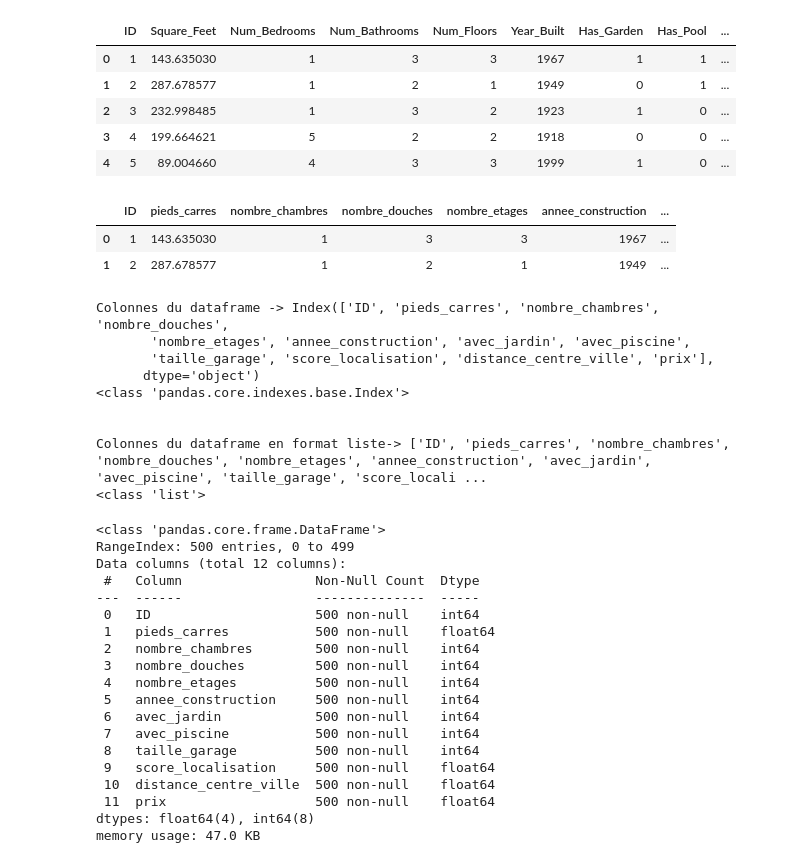
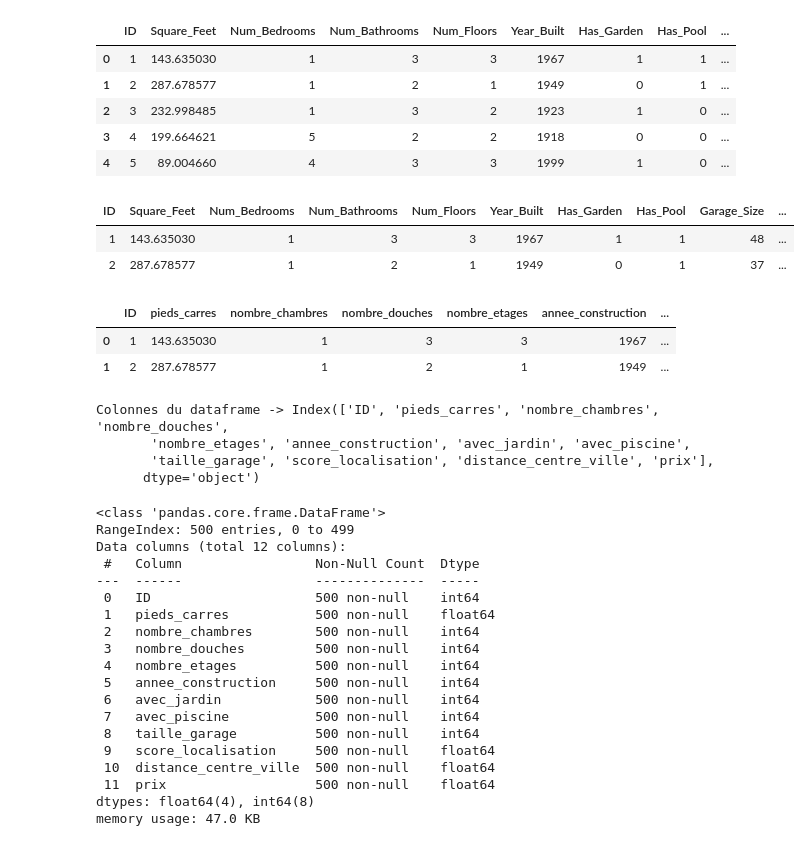
Before and after one commit to Zedfst/Linear_Regression, a Jupyter notebook: rent_prediction.ipynb, the cells around one changed output. Cells and saved outputs as stored; diff of their text form; code cells hidden in the pictures.

```diff
--- a/rent_prediction.ipynb
+++ b/rent_prediction.ipynb
@@ -137,6 +41,13 @@ data.head()#Affiche les 5 premières lignes du dataframe.
 | 2 | 3 | 232.998485 | 1 | 3 | 2 | 1923 | 1 | 0 | ... |
 | 3 | 4 | 199.664621 | 5 | 2 | 2 | 1918 | 0 | 0 | ... |
 | 4 | 5 | 89.004660 | 4 | 3 | 3 | 1999 | 1 | 0 | ... |
+# %%
+#Évitez le scrolling horizontal pour une meilleure visualisation
+HTML(data.head(2).to_html(index=False))
+# %% [output]
+| ID | Square_Feet | Num_Bedrooms | Num_Bathrooms | Num_Floors | Year_Built | Has_Garden | Has_Pool | Garage_Size | ... |
+| 1 | 143.635030 | 1 | 3 | 3 | 1967 | 1 | 1 | 48 | ... |
+| 2 | 287.678577 | 1 | 2 | 1 | 1949 | 0 | 1 | 37 | ... |
 # %%
 #Renommer les colonnes en français
 nouveaux_noms_colonnes={
@@ -163,22 +74,19 @@ data.head(2)
 | 0 | 1 | 143.635030 | 1 | 3 | 3 | 1967 | ... |
 | 1 | 2 | 287.678577 | 1 | 2 | 1 | 1949 | ... |
 # %%
+colonnes=data.columns
 print(f'Colonnes du dataframe -> {data.columns}')
-print(type(data.columns))
-print('\n')
-colonnes=data.columns.to_list()
-print(f'Colonnes du dataframe en format liste-> {colonnes}')
-print(type(colonnes))
+# print(type(data.columns))
+
+# print('\n')
+# colonnes=data.columns.to_list()
+# print(f'Colonnes du dataframe en format liste-> {colonnes}')
+# print(type(colonnes))
 # %% [output]
 Colonnes du dataframe -> Index(['ID', 'pieds_carres', 'nombre_chambres', 'nombre_douches',
        'nombre_etages', 'annee_construction', 'avec_jardin', 'avec_piscine',
        'taille_garage', 'score_localisation', 'distance_centre_ville', 'prix'],
       dtype='object')
-<class 'pandas.core.indexes.base.Index'>
-
-
-Colonnes du dataframe en format liste-> ['ID', 'pieds_carres', 'nombre_chambres', 'nombre_douches', 'nombre_etages', 'annee_construction', 'avec_jardin', 'avec_piscine', 'taille_garage', 'score_locali ...
-<class 'list'>
 # %%
 data.info()#Info sur les colonnes/observations/features et sur le dataframe.
 # %% [output]
```
Also changed, not shown: parts of 23 cells of this notebook, 8 other files.
